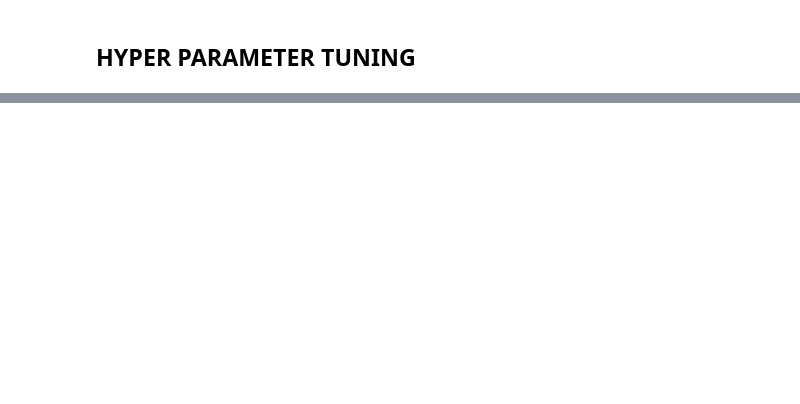
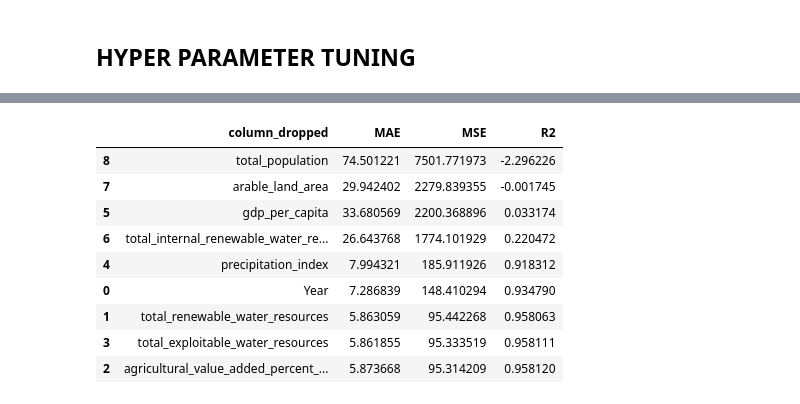
Before and after one commit to elirwater/ds4400-final-project, a Jupyter notebook: ml_regression_model.ipynb, the cells around one changed output, grey strips where cells are left out. Drawn from its saved outputs; the diff is of its cells as text; code cells hidden in the pictures; blank space fills up the shorter version.

```diff
--- a/ml_regression_model.ipynb
+++ b/ml_regression_model.ipynb
@@ -129,0 +270,35 @@ print(mean_absolute_error(y_pred=preds,y_true=test_y))
+# %%
+feature_testing = []
+# all_X, all_y = get_X_and_y(data, "total_yield")
+# data.sample(frac=1)
+for column in data.columns:
+    if not column in ("total_yield", "Country"):
+        print(column)
+        # dropped_data = data.copy()
+        # dropped_data.drop(columns=[column],inplace=False)
+        dropped_data = data.copy()
+        dropped_test_data = dropped_data.copy().loc[dropped_data["Year"]==2018,:]
+        dropped_test_data[column] = dropped_test_data[column].apply(lambda x:0)
+        dropped_test_X,dropped_test_y = get_X_and_y(dropped_test_data,"total_yield")
+        preds = [arr[0] for arr in best_model.predict(dropped_test_X)]
+
+        feature_testing.append({
+            "column_dropped": column,
+            "MAE": mean_absolute_error(y_pred=preds,y_true=dropped_test_y),
+            "MSE": mean_squared_error(y_pred=preds, y_true=dropped_test_y),
+            "R2": r2_score(y_pred=preds, y_true=dropped_test_y),
+            })
+
+# split data into training and test
+# train_data = data.loc[data["Year"]!=2018,:]
+# test_data = data.loc[data["Year"]==2018,:]
+
+# # then get X and y for both training and test data (numpy arrays)
+# train_X,train_y = get_X_and_y(train_data,"total_yield")
+# test_X,test_y = get_X_and_y(test_data,"total_yield")
+
+feature_testing_df = pd.DataFrame(feature_testing)
+feature_testing_df.sort_values("MSE",ascending=False, inplace=True)
+
+feature_testing_df
+# %% [output]
@@ -129,0 +323,10 @@ print(mean_absolute_error(y_pred=preds,y_true=test_y))
+|  | column_dropped | MAE | MSE | R2 |
+| 8 | total_population | 74.501221 | 7501.771973 | -2.296226 |
+| 7 | arable_land_area | 29.942402 | 2279.839355 | -0.001745 |
+| 5 | gdp_per_capita | 33.680569 | 2200.368896 | 0.033174 |
+| 6 | total_internal_renewable_water_re... | 26.643768 | 1774.101929 | 0.220472 |
+| 4 | precipitation_index | 7.994321 | 185.911926 | 0.918312 |
+| 0 | Year | 7.286839 | 148.410294 | 0.934790 |
+| 1 | total_renewable_water_resources | 5.863059 | 95.442268 | 0.958063 |
+| 3 | total_exploitable_water_resources | 5.861855 | 95.333519 | 0.958111 |
+| 2 | agricultural_value_added_percent_... | 5.873668 | 95.314209 | 0.958120 |
```
Also changed, not shown: parts of 13 cells of this notebook.
